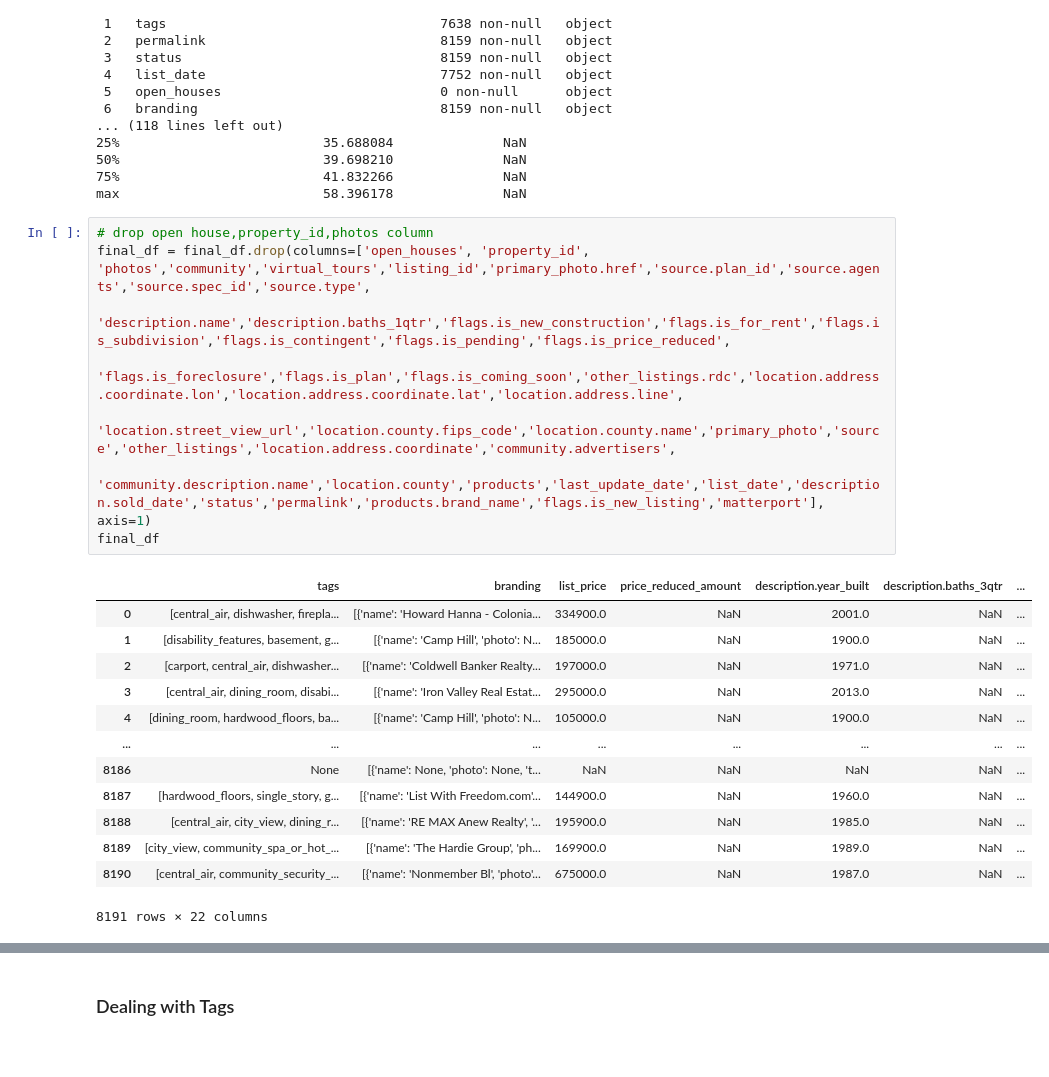
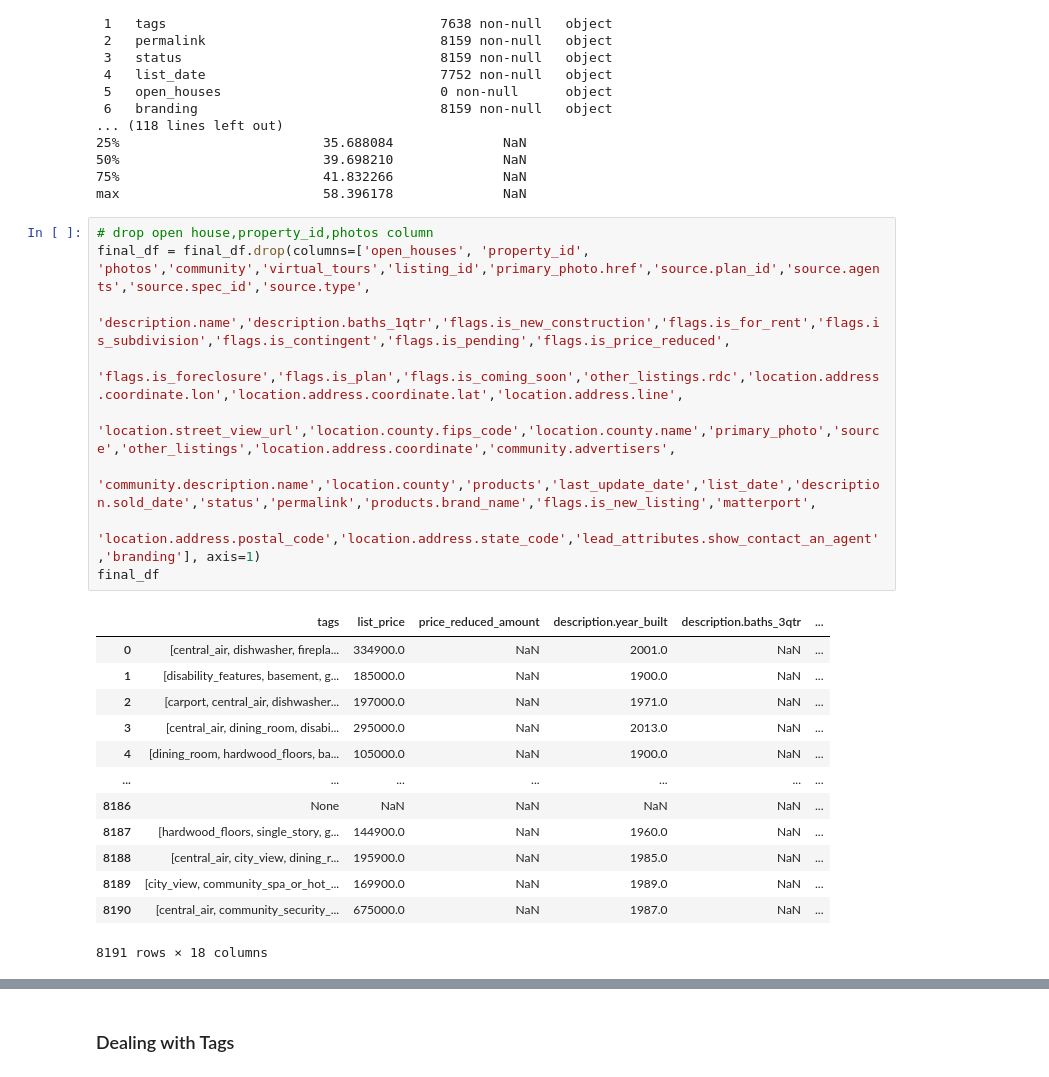
Before and after one commit to natane-a/DS-Midterm-Project, a Jupyter notebook: notebooks/1 - EDA.ipynb, the cells around one changed output, grey strips where cells are left out. Drawn from its saved outputs; the diff is of its cells as text.

```diff
--- a/notebooks/1 - EDA.ipynb
+++ b/notebooks/1 - EDA.ipynb
@@ -127,25 +127,26 @@ max                          58.396178              NaN
 # %%
 # drop open house,property_id,photos column
 final_df = final_df.drop(columns=['open_houses', 'property_id', 'photos','community','virtual_tours','listing_id','primary_photo.href','source.plan_id','source.agents','source.spec_id','source.type',
                                   'description.name','description.baths_1qtr','flags.is_new_construction','flags.is_for_rent','flags.is_subdivision','flags.is_contingent','flags.is_pending','flags.is_price_reduced',
                                   'flags.is_foreclosure','flags.is_plan','flags.is_coming_soon','other_listings.rdc','location.address.coordinate.lon','location.address.coordinate.lat','location.address.line',
                                   'location.street_view_url','location.county.fips_code','location.county.name','primary_photo','source','other_listings','location.address.coordinate','community.advertisers',
-                                  'community.description.name','location.county','products','last_update_date','list_date','description.sold_date','status','permalink','products.brand_name','flags.is_new_listing','matterport'], axis=1)
+                                  'community.description.name','location.county','products','last_update_date','list_date','description.sold_date','status','permalink','products.brand_name','flags.is_new_listing','matterport',
+                                  'location.address.postal_code','location.address.state_code','lead_attributes.show_contact_an_agent','branding'], axis=1)
 final_df
 # %% [output]
-|  | tags | branding | list_price | price_reduced_amount | description.year_built | description.baths_3qtr | ... |
-| 0 | [central_air, dishwasher, firepla... | [{'name': 'Howard Hanna - Colonia... | 334900.0 | NaN | 2001.0 | NaN | ... |
-| 1 | [disability_features, basement, g... | [{'name': 'Camp Hill', 'photo': N... | 185000.0 | NaN | 1900.0 | NaN | ... |
-| 2 | [carport, central_air, dishwasher... | [{'name': 'Coldwell Banker Realty... | 197000.0 | NaN | 1971.0 | NaN | ... |
-| 3 | [central_air, dining_room, disabi... | [{'name': 'Iron Valley Real Estat... | 295000.0 | NaN | 2013.0 | NaN | ... |
-| 4 | [dining_room, hardwood_floors, ba... | [{'name': 'Camp Hill', 'photo': N... | 105000.0 | NaN | 1900.0 | NaN | ... |
-| ... | ... | ... | ... | ... | ... | ... | ... |
-| 8186 | None | [{'name': None, 'photo': None, 't... | NaN | NaN | NaN | NaN | ... |
-| 8187 | [hardwood_floors, single_story, g... | [{'name': 'List With Freedom.com'... | 144900.0 | NaN | 1960.0 | NaN | ... |
-| 8188 | [central_air, city_view, dining_r... | [{'name': 'RE MAX Anew Realty', '... | 195900.0 | NaN | 1985.0 | NaN | ... |
-| 8189 | [city_view, community_spa_or_hot_... | [{'name': 'The Hardie Group', 'ph... | 169900.0 | NaN | 1989.0 | NaN | ... |
-| 8190 | [central_air, community_security_... | [{'name': 'Nonmember Bl', 'photo'... | 675000.0 | NaN | 1987.0 | NaN | ... |
+|  | tags | list_price | price_reduced_amount | description.year_built | description.baths_3qtr | ... |
+| 0 | [central_air, dishwasher, firepla... | 334900.0 | NaN | 2001.0 | NaN | ... |
+| 1 | [disability_features, basement, g... | 185000.0 | NaN | 1900.0 | NaN | ... |
+| 2 | [carport, central_air, dishwasher... | 197000.0 | NaN | 1971.0 | NaN | ... |
+| 3 | [central_air, dining_room, disabi... | 295000.0 | NaN | 2013.0 | NaN | ... |
+| 4 | [dining_room, hardwood_floors, ba... | 105000.0 | NaN | 1900.0 | NaN | ... |
+| ... | ... | ... | ... | ... | ... | ... |
+| 8186 | None | NaN | NaN | NaN | NaN | ... |
+| 8187 | [hardwood_floors, single_story, g... | 144900.0 | NaN | 1960.0 | NaN | ... |
+| 8188 | [central_air, city_view, dining_r... | 195900.0 | NaN | 1985.0 | NaN | ... |
+| 8189 | [city_view, community_spa_or_hot_... | 169900.0 | NaN | 1989.0 | NaN | ... |
+| 8190 | [central_air, community_security_... | 675000.0 | NaN | 1987.0 | NaN | ... |
-8191 rows × 22 columns
+8191 rows × 18 columns
 # %%
 final_df.info()
 # %% [output]
```
Also changed, not shown: parts of 17 cells of this notebook, 4 other files.
